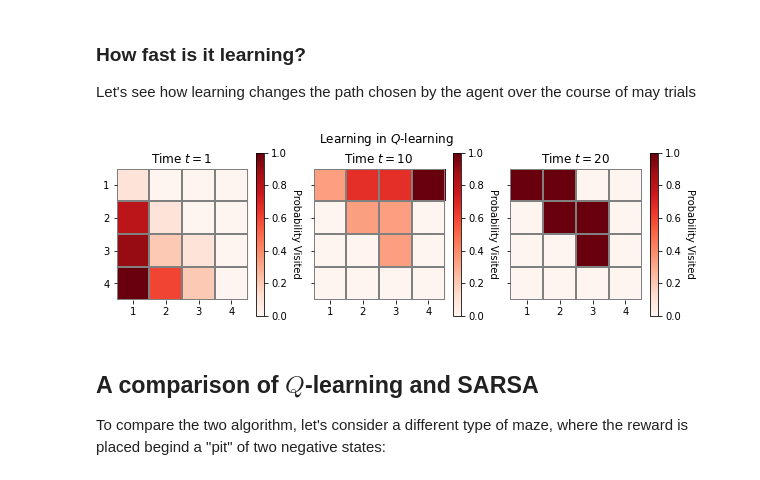
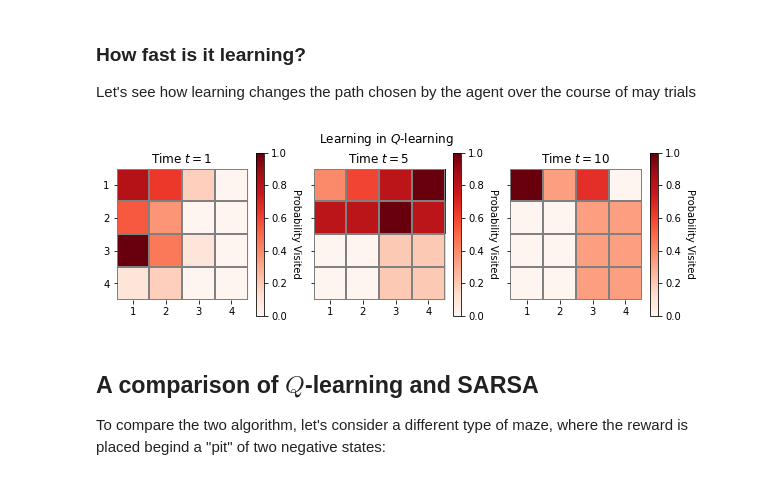
Before and after one commit to TheRealDrDre/CompCogNeuro, a Jupyter notebook: RL/RL2_actions.ipynb, the cells around one changed output. Drawn from its saved outputs; the diff is of its cells as text; code cells hidden in the pictures.

```diff
--- a/RL/RL2_actions.ipynb
+++ b/RL/RL2_actions.ipynb
@@ -616,27 +612,27 @@ Let's see how learning changes the path chosen by the agent over the course of m
 # %%
 m = Maze()
 a = QAgent(epsilon = 0.1)
 
 fig, axs = plt.subplots(1, 3, figsize=(10,3))
 
 for x in axs:
     x.label_outer()
 
 h1 = run_trials(m, a, 1)
 
-run_trials(m, a, 9)
+run_trials(m, a, 3)
 h2 = run_trials(m, a, 1)
 
-run_trials(m, a, 9)
+run_trials(m, a, 4)
 h3 = run_trials(m, a, 1)
 
 plot_history(h1, ax=axs[0], title=r"Time $t=1$")
-plot_history(h2, ax=axs[1], title=r"Time $t=10$")
-plot_history(h3, ax=axs[2], title=r"Time $t=20$")
+plot_history(h2, ax=axs[1], title=r"Time $t=5$")
+plot_history(h3, ax=axs[2], title=r"Time $t=10$")
 fig.suptitle(r"Learning in $Q$-learning")
 plt.savefig("figures/q_learning_learning.png")
 # %% [output]
-[figure, old version]
+[figure, new version]
 # %% [markdown]
 ## A comparison of $Q$-learning and SARSA
 
```
Also changed, not shown: parts of 2 cells of this notebook, 10 other files.
